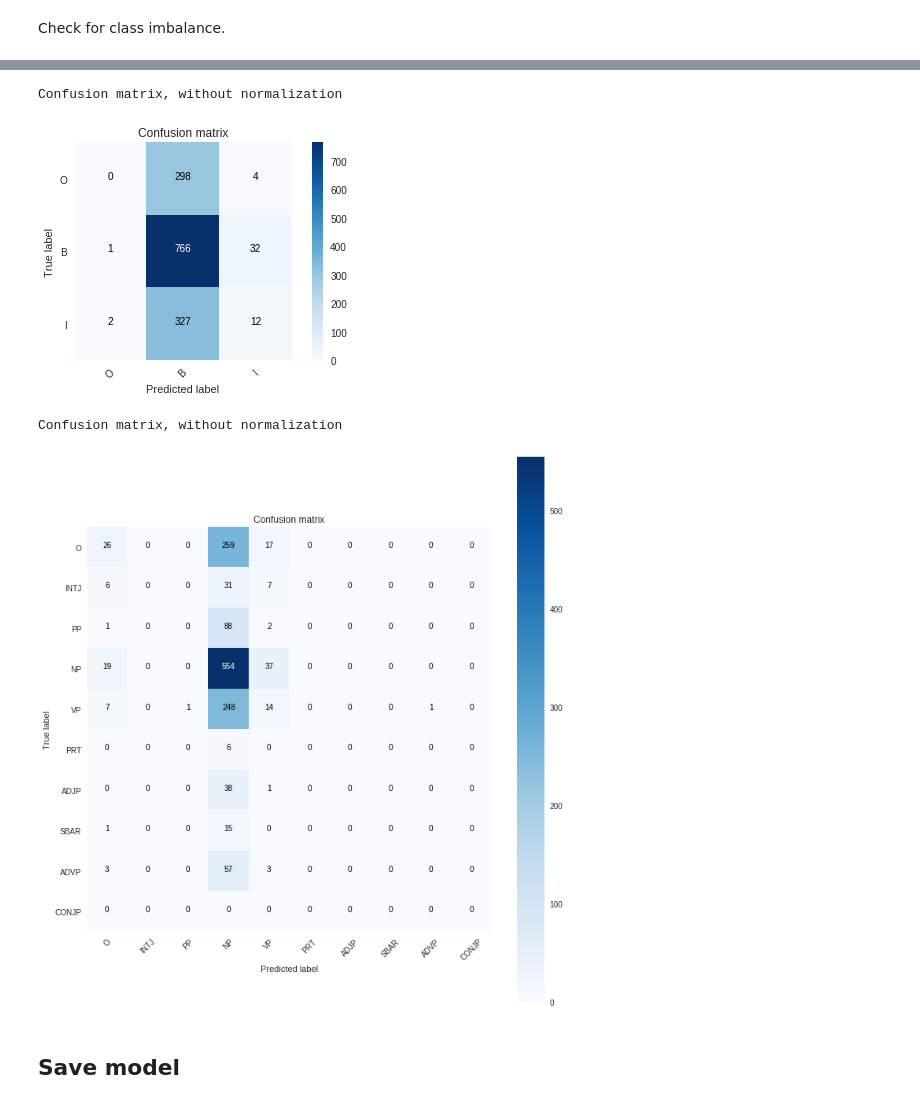
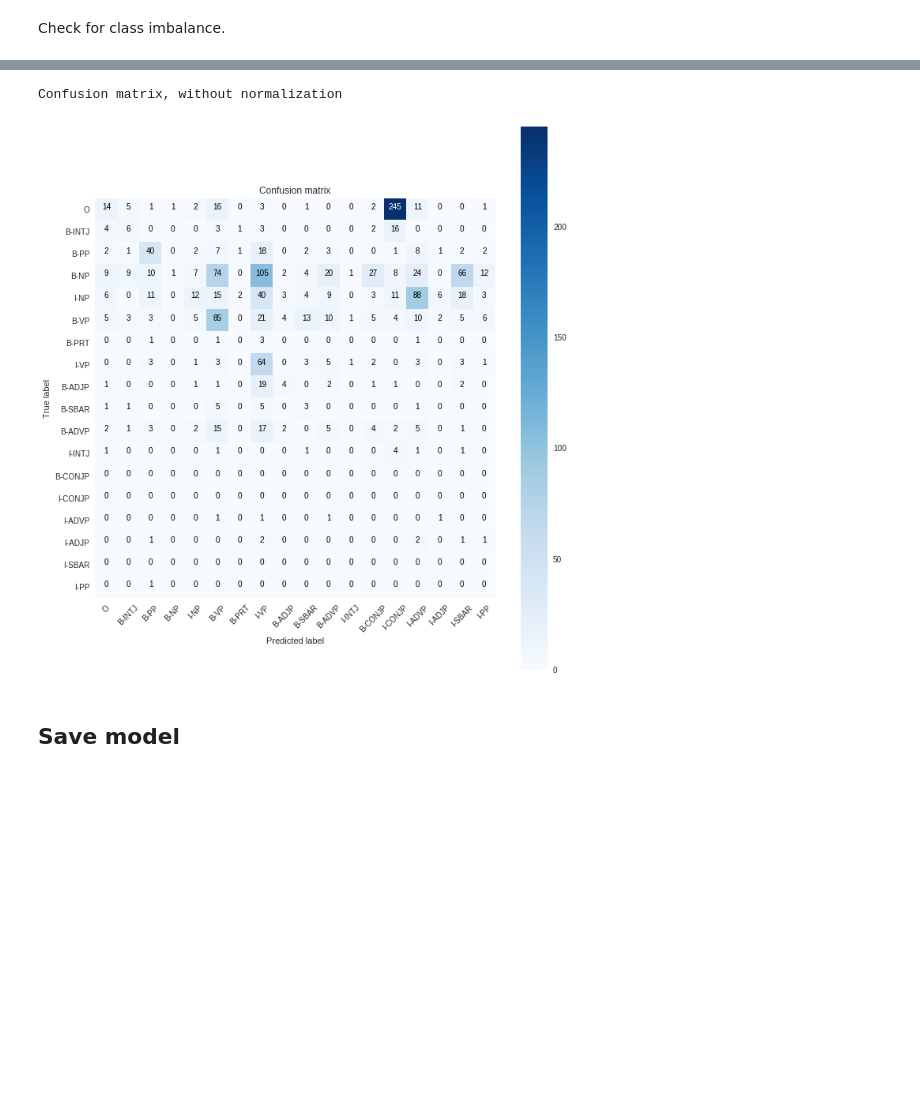
Before and after one commit to kohjingyu/hidden-markov-model, a Jupyter notebook: part5/Part5_EN-RNN.ipynb, the cells around one changed output, grey strips where cells are left out. Saved outputs shown, nothing was run; the diff lists cells and outputs as text; code cells hidden in the pictures; blank space fills up the shorter version.

```diff
--- a/part5/Part5_EN.ipynb
+++ b/part5/Part5_EN-RNN.ipynb
@@ -694,18 +578,12 @@ state_mapping = {state:i for i, state in enumerate(states)}
 # %%
-y1_pred, y2_pred = [], []
-y1_true, y2_true = [], []
+all_pred, all_true = [], []
 for i in trange(len(X_val)):
-    y1, y2 = forward(*model, x=X_val[i])
-    y1_pred.extend(np.argmax(y1, axis=1).flatten())
-    y2_pred.extend(np.argmax(y2, axis=1).flatten())
-
-    y1_true.extend(np.argmax(y1_val[i], axis=1).flatten())
-    y2_true.extend(np.argmax(y2_val[i], axis=1).flatten())
-
-y1_pred = np.asarray(y1_pred)
-y2_pred = np.asarray(y2_pred)
-y1_true = np.asarray(y1_true)
-y2_true = np.asarray(y2_true)
+    y_pred = np.argmax(softmax(forward(*model, x=X_val[i])), axis=1).flatten()
+    y_true = np.argmax(y_val[i], axis=1).flatten()
+    all_pred.extend(y_pred)
+    all_true.extend(y_true)
+all_pred = np.asarray(all_pred)
+all_true = np.asarray(all_true)
 # %% [output]
 [interactive output not drawn]
 # %%
@@ -713,50 +591,43 @@ def plot_confusion_matrix(cm, classes,
                           normalize=False,
                           title='Confusion matrix',
                           cmap=plt.cm.Blues):
     """
     This function prints and plots the confusion matrix.
     Normalization can be applied by setting `normalize=True`.
     """
     if normalize:
         cm = cm.astype('float') / cm.sum(axis=1)[:, np.newaxis]
         print("Normalized confusion matrix")
     else:
         print('Confusion matrix, without normalization')
 
     plt.imshow(cm, interpolation='nearest', cmap=cmap)
     plt.title(title)
     plt.colorbar()
     tick_marks = np.arange(len(classes))
     plt.xticks(tick_marks, classes, rotation=45)
     plt.yticks(tick_marks, classes)
 
     fmt = '.2f' if normalize else 'd'
     thresh = cm.max() / 2.
     for i, j in itertools.product(range(cm.shape[0]), range(cm.shape[1])):
         plt.text(j, i, format(cm[i, j], fmt),
                  horizontalalignment="center",
                  color="white" if cm[i, j] > thresh else "black")
 
     plt.ylabel('True label')
     plt.xlabel('Predicted label')
     plt.tight_layout()
+
+classes = list(state_mapping)
+cm = confusion_matrix(all_true, all_pred, labels=np.arange(len(classes)))
+
+plt.figure(figsize=(10, 10))
+plt.grid(False)
+plot_confusion_matrix(cm, classes=classes)
+# %% [output]
+Confusion matrix, without normalization
+[figure, added]
-# %%
-cm = confusion_matrix(y1_true, y1_pred)
-
-plt.grid(False)
-plot_confusion_matrix(cm, classes=list(entity_mapping))
-# %% [output]
-Confusion matrix, without normalization
-[figure, removed]
-# %%
-cm = confusion_matrix(y2_true, y2_pred, labels=np.arange(len(entity_type_mapping)))
-
-plt.figure(figsize=(10, 10))
-plt.grid(False)
-plot_confusion_matrix(cm, classes=list(entity_type_mapping))
-# %% [output]
-Confusion matrix, without normalization
-[figure, removed]
 # %% [markdown]
 ## Save model
 # %%
```
Also changed, not shown: parts of 31 cells of this notebook, 3 other files.
